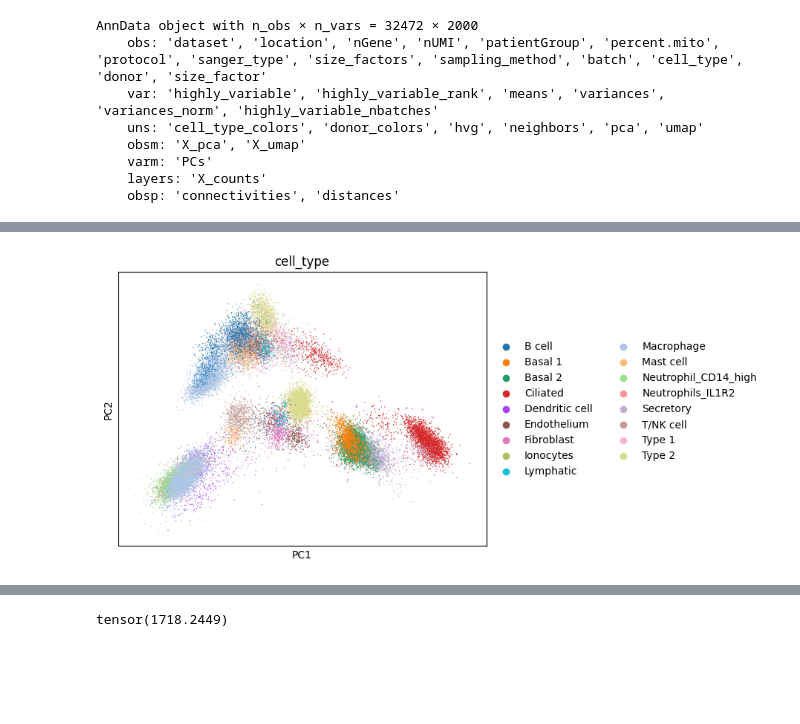
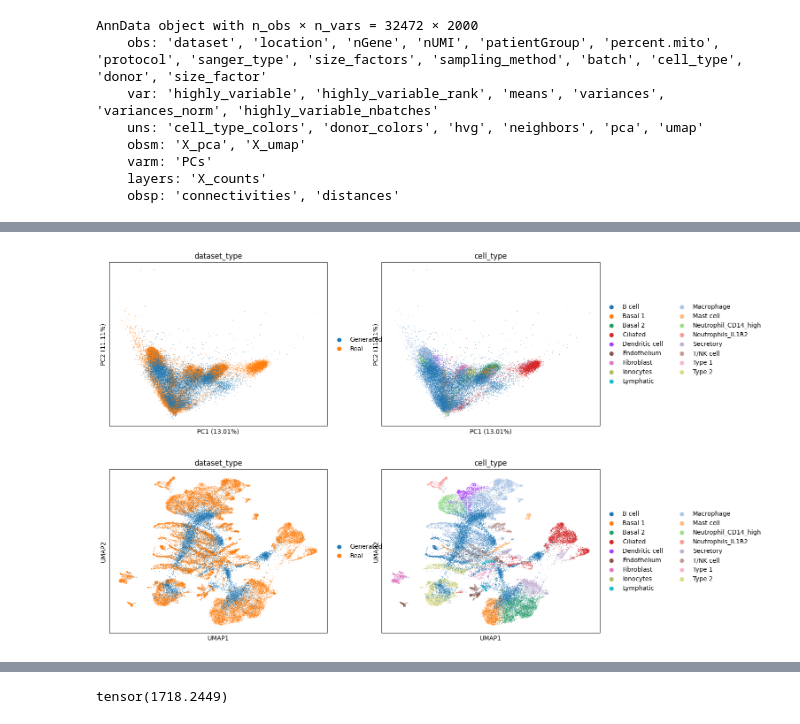
Before and after one commit to theislab/CFGen, a Jupyter notebook: notebooks/experiments/test_generation_lung_atlas.ipynb, the cells around one changed output, grey strips where cells are left out. Saved outputs shown, nothing was run; the diff lists cells and outputs as text; code cells hidden in the pictures; blank space fills up the shorter version.

```diff
--- a/notebooks/experiments/test_generation_lung_atlas.ipynb
+++ b/notebooks/experiments/test_generation_lung_atlas.ipynb
@@ -188,6 +247,10 @@ Merge and plot the generated and real data
 dataset_type = ["Real" for _ in range(X.shape[0])] + ["Generated" for _ in range(X_generated.shape[0])]
 dataset_type = pd.DataFrame(dataset_type)
 dataset_type.columns = ["dataset_type"]
+# %%
+# If applicable
+cell_type = list(adata_original.obs.cell_type) + [condition_name for _ in range(X_generated.shape[0])]
+dataset_type["cell_type"] = cell_type
 # %%
 adata_merged = sc.AnnData(X=torch.cat([X, X_generated], dim=0).numpy(),
                              obs=dataset_type)
@@ -221,6 +277,8 @@ sc.pl.pca(adata_original, color="cell_type")
-# %%
-sc.pl.pca(adata_original, color="cell_type")
-# %% [output]
-[figure, removed]
+# %%
+sc.pl.pca(adata_merged, color=["dataset_type", "cell_type"],  annotate_var_explained=True)
+sc.pl.umap(adata_merged, color=["dataset_type", "cell_type"])
+# %% [output]
+[figure, added]
+[figure, added]
 # %%
 plt.hist(X_generated.sum(1), 100)
```
Also changed, not shown: parts of 27 cells of this notebook, 5 other files.
